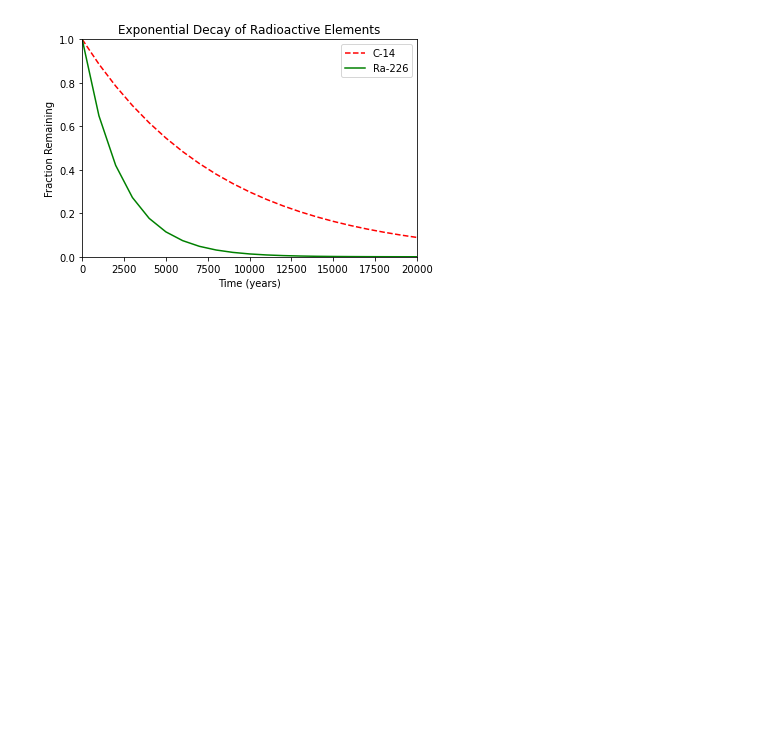
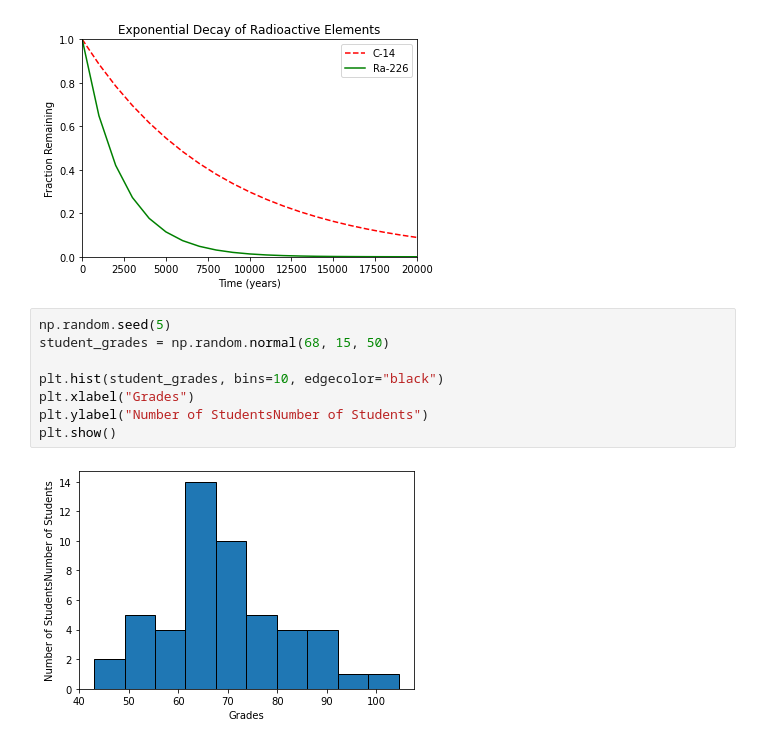
Before and after one commit to Juand0145/Machine_learning, a Jupyter notebook: math/0x01-plotting/graphs.ipynb, the cells around one changed output. Saved outputs shown, nothing was run; the diff lists cells and outputs as text; blank space fills up the shorter version.

```diff
--- a/math/0x01-plotting/graphs.ipynb
+++ b/math/0x01-plotting/graphs.ipynb
@@ -62,3 +62,13 @@ plt.legend()
 plt.show()
 # %% [output]
 [figure]
+# %%
+np.random.seed(5)
+student_grades = np.random.normal(68, 15, 50)
+
+plt.hist(student_grades, bins=10, edgecolor="black")
+plt.xlabel("Grades")
+plt.ylabel("Number of StudentsNumber of Students")
+plt.show()
+# %% [output]
+[figure, added]
```
Also changed, not shown: 1 other file.
